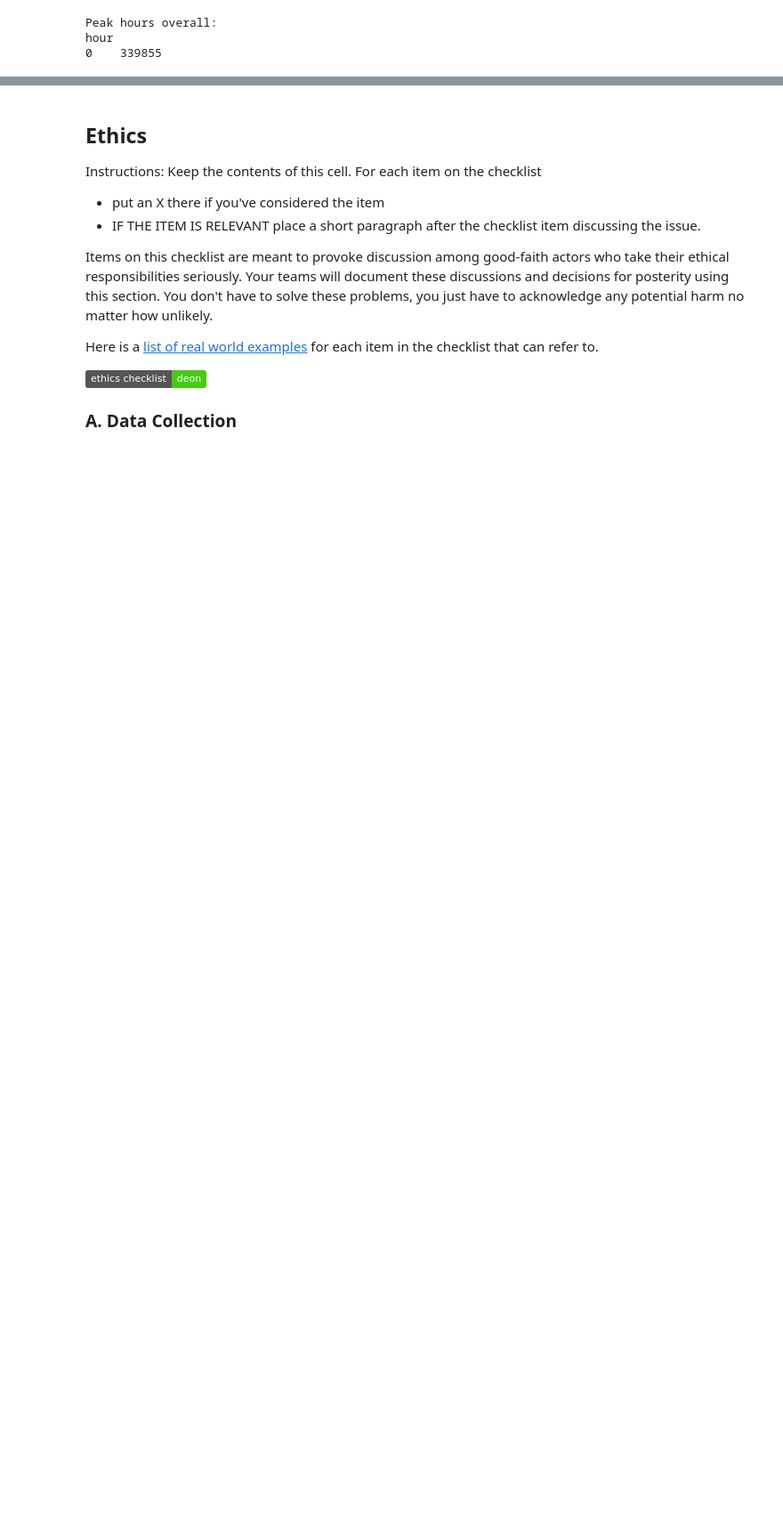
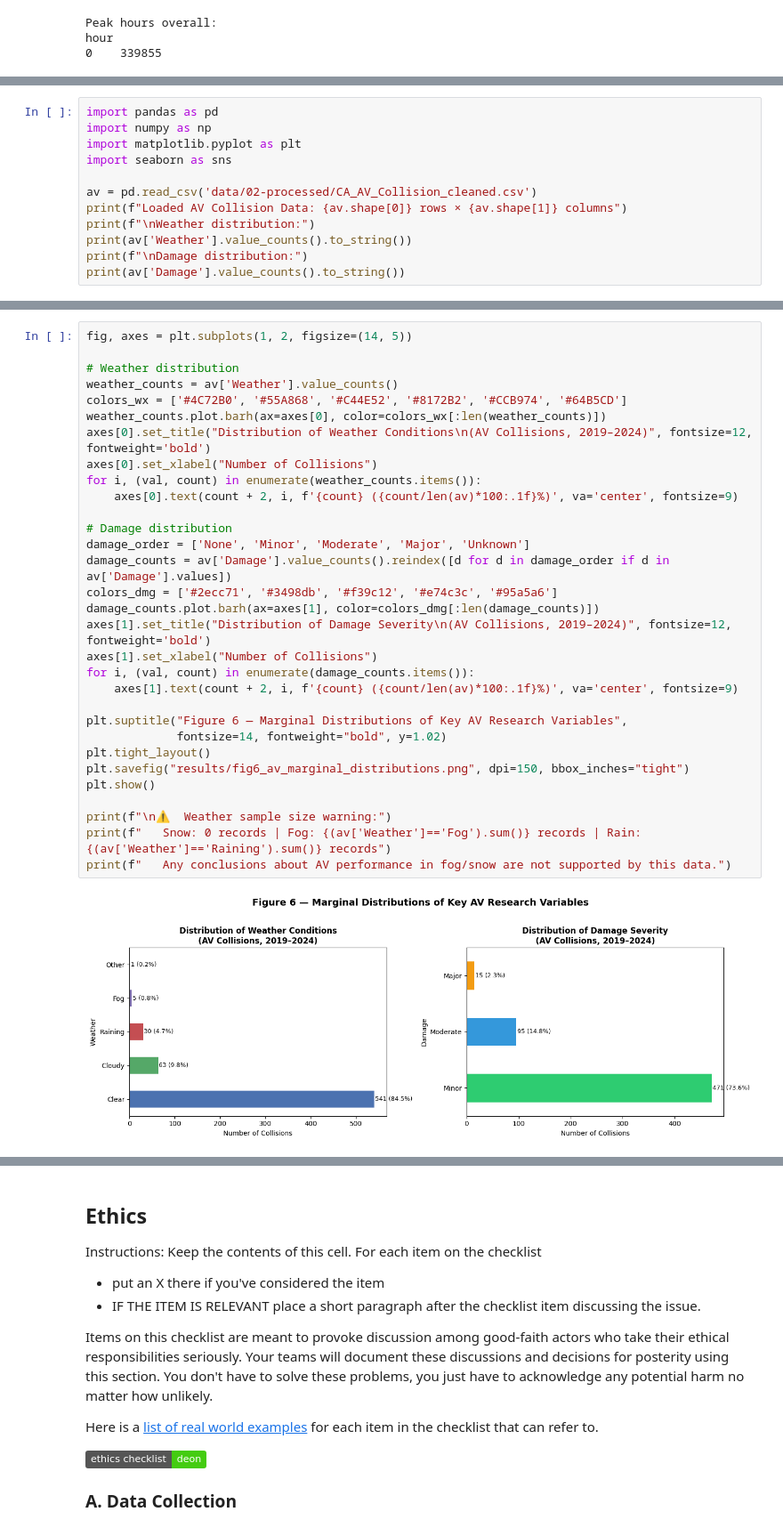
Before and after one commit to COGS108/Group094_WI26, a Jupyter notebook: 02-EDACheckpoint.ipynb, the cells around one changed output, grey strips where cells are left out. Shown at 89% size. Cells and saved outputs as stored; diff of their text form; badges without logos; blank space fills up the shorter version.

Commit message:
Added Section 2 EDA and combined conclusions

```diff
--- a/02-EDACheckpoint.ipynb
+++ b/02-EDACheckpoint.ipynb
@@ -1170,0 +1139,12 @@ Some more words and stuff.  Remember notebooks work best if you interleave the c
+# %%
+import pandas as pd
+import numpy as np
+import matplotlib.pyplot as plt
+import seaborn as sns
+
+av = pd.read_csv('data/02-processed/CA_AV_Collision_cleaned.csv')
+print(f"Loaded AV Collision Data: {av.shape[0]} rows × {av.shape[1]} columns")
+print(f"\nWeather distribution:")
+print(av['Weather'].value_counts().to_string())
+print(f"\nDamage distribution:")
+print(av['Damage'].value_counts().to_string())
@@ -1170,0 +1173,33 @@ Some more words and stuff.  Remember notebooks work best if you interleave the c
+# %%
+fig, axes = plt.subplots(1, 2, figsize=(14, 5))
+
+# Weather distribution
+weather_counts = av['Weather'].value_counts()
+colors_wx = ['#4C72B0', '#55A868', '#C44E52', '#8172B2', '#CCB974', '#64B5CD']
+weather_counts.plot.barh(ax=axes[0], color=colors_wx[:len(weather_counts)])
+axes[0].set_title("Distribution of Weather Conditions\n(AV Collisions, 2019–2024)", fontsize=12, fontweight='bold')
+axes[0].set_xlabel("Number of Collisions")
+for i, (val, count) in enumerate(weather_counts.items()):
+    axes[0].text(count + 2, i, f'{count} ({count/len(av)*100:.1f}%)', va='center', fontsize=9)
+
+# Damage distribution
+damage_order = ['None', 'Minor', 'Moderate', 'Major', 'Unknown']
+damage_counts = av['Damage'].value_counts().reindex([d for d in damage_order if d in av['Damage'].values])
+colors_dmg = ['#2ecc71', '#3498db', '#f39c12', '#e74c3c', '#95a5a6']
+damage_counts.plot.barh(ax=axes[1], color=colors_dmg[:len(damage_counts)])
+axes[1].set_title("Distribution of Damage Severity\n(AV Collisions, 2019–2024)", fontsize=12, fontweight='bold')
+axes[1].set_xlabel("Number of Collisions")
+for i, (val, count) in enumerate(damage_counts.items()):
+    axes[1].text(count + 2, i, f'{count} ({count/len(av)*100:.1f}%)', va='center', fontsize=9)
+
+plt.suptitle("Figure 6 — Marginal Distributions of Key AV Research Variables",
+             fontsize=14, fontweight="bold", y=1.02)
+plt.tight_layout()
+plt.savefig("results/fig6_av_marginal_distributions.png", dpi=150, bbox_inches="tight")
+plt.show()
+
+print(f"\n⚠️  Weather sample size warning:")
+print(f"   Snow: 0 records | Fog: {(av['Weather']=='Fog').sum()} records | Rain: {(av['Weather']=='Raining').sum()} records")
+print(f"   Any conclusions about AV performance in fog/snow are not supported by this data.")
+# %% [output]
+[figure, added]
```
Also changed, not shown: parts of 19 cells of this notebook, 5 other files.
